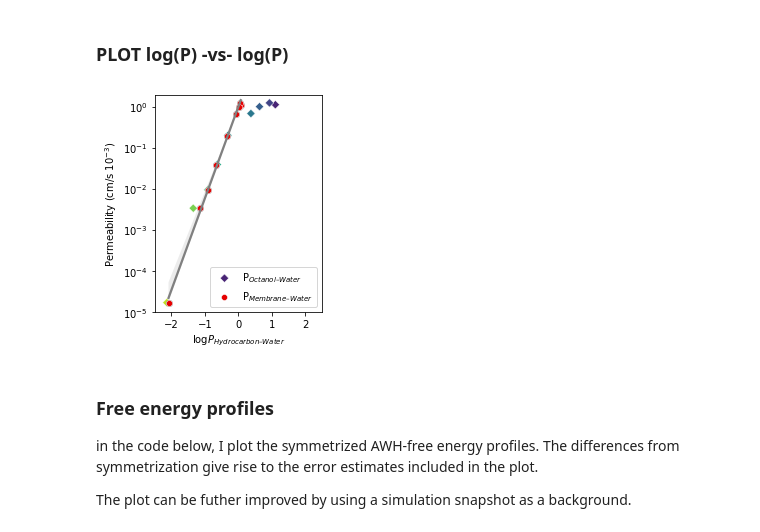
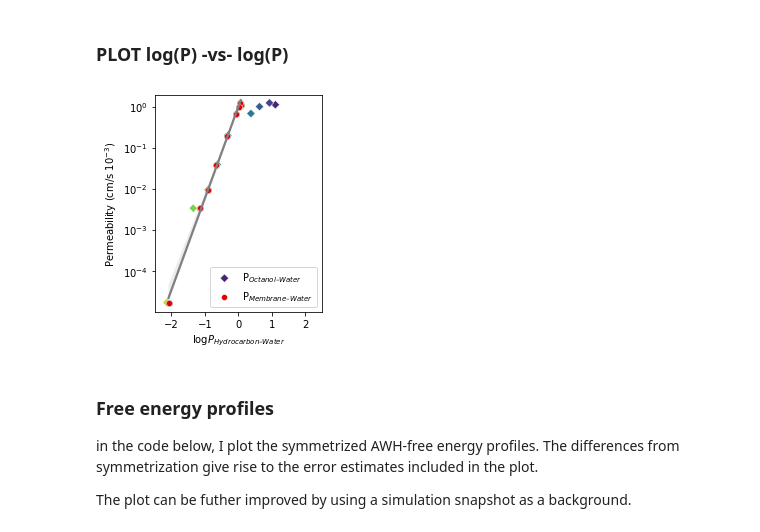
Before and after one commit to jmelcr/permeability, a Jupyter notebook: martini3/cholesterol00p_PC_variousTails_sims/saturation_DPPC-POPC_titration/perm_particle_EOLS/dopc-unsat_0-169_d_100/plot_awh_fric_profiles.ipynb, the cells around one changed output. Saved outputs shown, nothing was run; the diff lists cells and outputs as text; code cells hidden in the pictures.

Commit message:
small update loglog plot

```diff
--- a/martini3/cholesterol00p_PC_variousTails_sims/saturation_DPPC-POPC_titration/perm_particle_EOLS/dopc-unsat_0-169_d_100/plot_awh_fric_profiles.ipynb
+++ b/martini3/cholesterol00p_PC_variousTails_sims/saturation_DPPC-POPC_titration/perm_particle_EOLS/dopc-unsat_0-169_d_100/plot_awh_fric_profiles.ipynb
@@ -576,25 +576,25 @@ sns.set_palette("viridis", n_colors=len(dfall))
 # %%
 sns.scatterplot(data=dfall, x='POW', y='logPerm',
                 label=r'P$_{Octanol–Water}$',
                 hue='index', palette='viridis',
                 legend=False,
                 marker='D')
 sns.regplot(data=dfall, x='logPart', y='logPerm', color='grey')
 sns.scatterplot(data=dfall, x='logPart', y='logPerm', label=r'P$_{Membrane–Water}$', color='xkcd:red')
 
 fig = plt.gca()
 # change the y-ticks labels to make y-axis appear "like in a logscale"
-fig.set_yticks(range(-5, 1, 1))
+fig.set_yticks(range(-4, 1, 1))
 fig.set_yticklabels([ r"$10^{"+str(i)+r"}$" for i in fig.get_yticks() ])
 # similar size and range as in the plot from experiments
 fig.figure.set_size_inches([3.0,4.0])
 fig.set_xlim([-2.5, 2.5])
 fig.set_ylim([-5, 0.3])
 fig.set_xlabel(r'log$P_{Hydrocarbon–Water}$')
 fig.set_ylabel(r'Permeability (cm/s $10^{-3}$)')  # assuming y-axis lables "logscale-like" !!!
 plt.savefig("perm-partMem-partOW-loglog-plot.png", dpi=150, bbox_inches='tight')
 # %% [output]
-[figure, old version]
+[figure, new version]
 # %%
 # save the table!
 dfall.to_csv("perm-partMem-partOW-loglog.csv")
```
Also changed, not shown: 1 other file.
